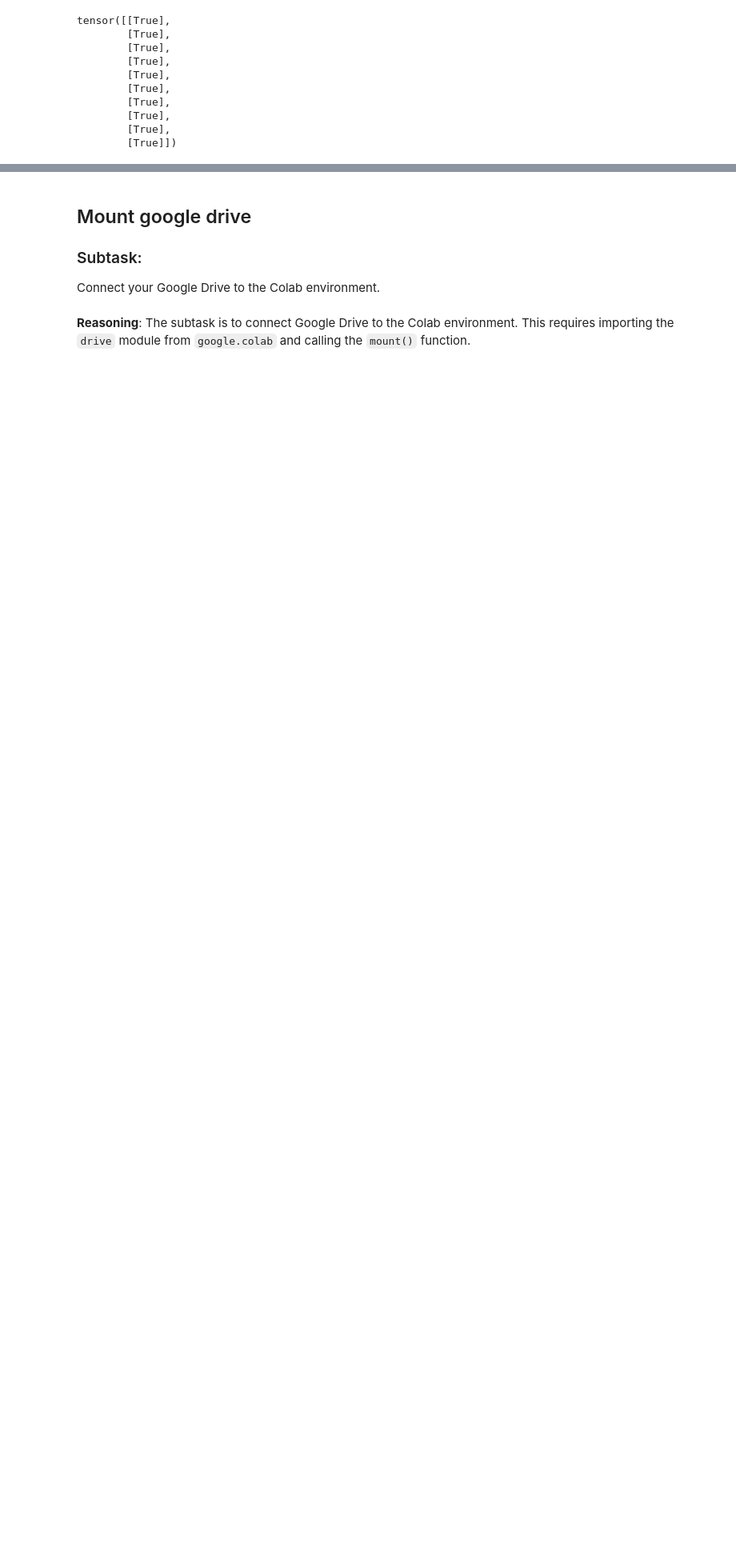
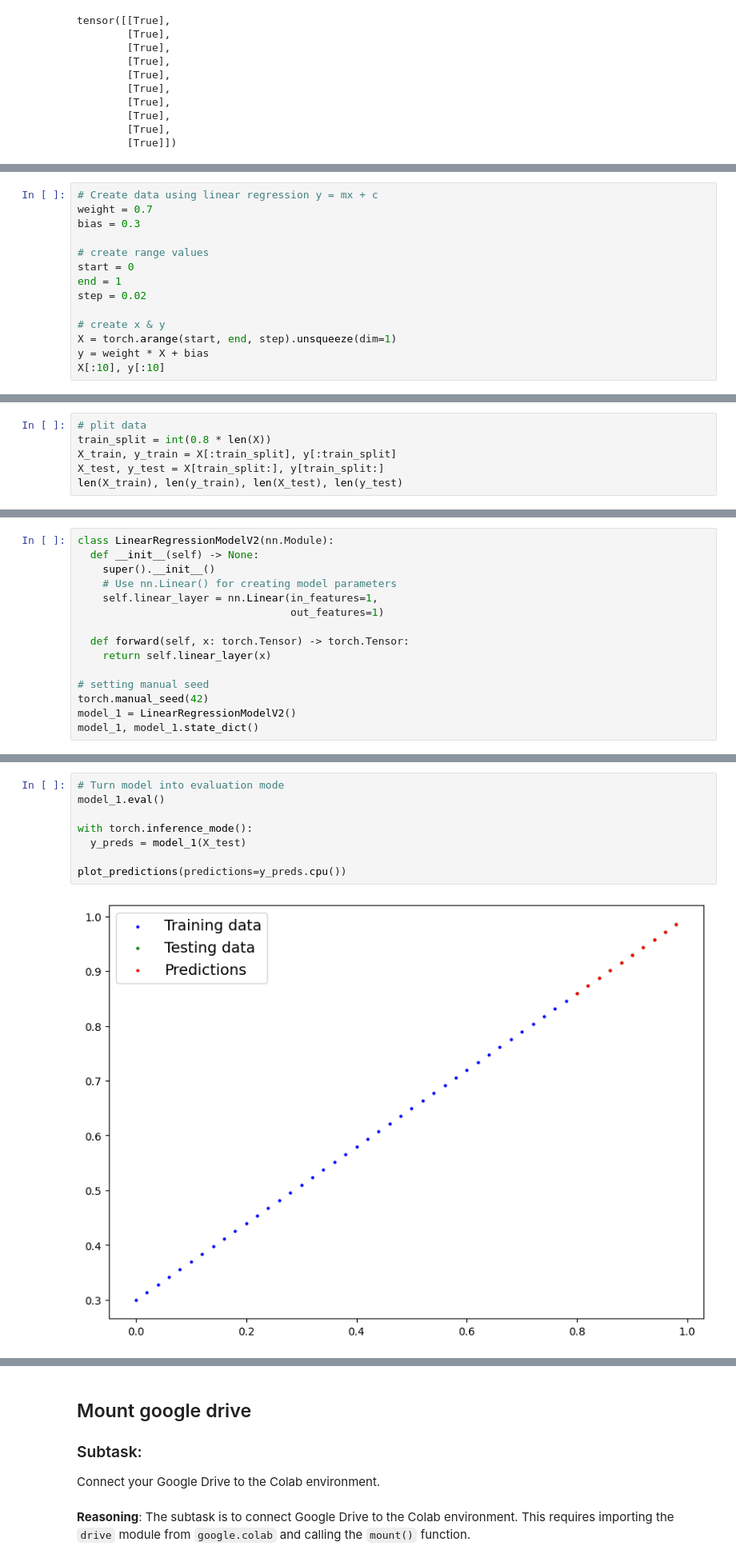
Before and after one commit to rishabh-bhattad/pytorch_walkthrough, a Jupyter notebook: 01_pytoch_workflow.ipynb, the cells around one changed output, grey strips where cells are left out. Shown at 80% size. Cells and saved outputs as stored; diff of their text form; blank space fills up the shorter version.

```diff
--- a/01_pytoch_workflow.ipynb
+++ b/01_pytoch_workflow.ipynb
@@ -393,0 +421,14 @@ tensor([[True],
+# %%
+# Create data using linear regression y = mx + c
+weight = 0.7
+bias = 0.3
+
+# create range values
+start = 0
+end = 1
+step = 0.02
+
+# create x & y
+X = torch.arange(start, end, step).unsqueeze(dim=1)
+y = weight * X + bias
+X[:10], y[:10]
@@ -393,0 +456,6 @@ tensor([[True],
+# %%
+# plit data
+train_split = int(0.8 * len(X))
+X_train, y_train = X[:train_split], y[:train_split]
+X_test, y_test = X[train_split:], y[train_split:]
+len(X_train), len(y_train), len(X_test), len(y_test)
@@ -393,0 +493,15 @@ tensor([[True],
+# %%
+class LinearRegressionModelV2(nn.Module):
+  def __init__(self) -> None:
+    super().__init__()
+    # Use nn.Linear() for creating model parameters
+    self.linear_layer = nn.Linear(in_features=1,
+                                  out_features=1)
+
+  def forward(self, x: torch.Tensor) -> torch.Tensor:
+    return self.linear_layer(x)
+
+# setting manual seed
+torch.manual_seed(42)
+model_1 = LinearRegressionModelV2()
+model_1, model_1.state_dict()
@@ -393,0 +609,10 @@ tensor([[True],
+# %%
+# Turn model into evaluation mode
+model_1.eval()
+
+with torch.inference_mode():
+  y_preds = model_1(X_test)
+
+plot_predictions(predictions=y_preds.cpu())
+# %% [output]
+[figure, added]
```
Also changed, not shown: parts of 34 cells of this notebook.
